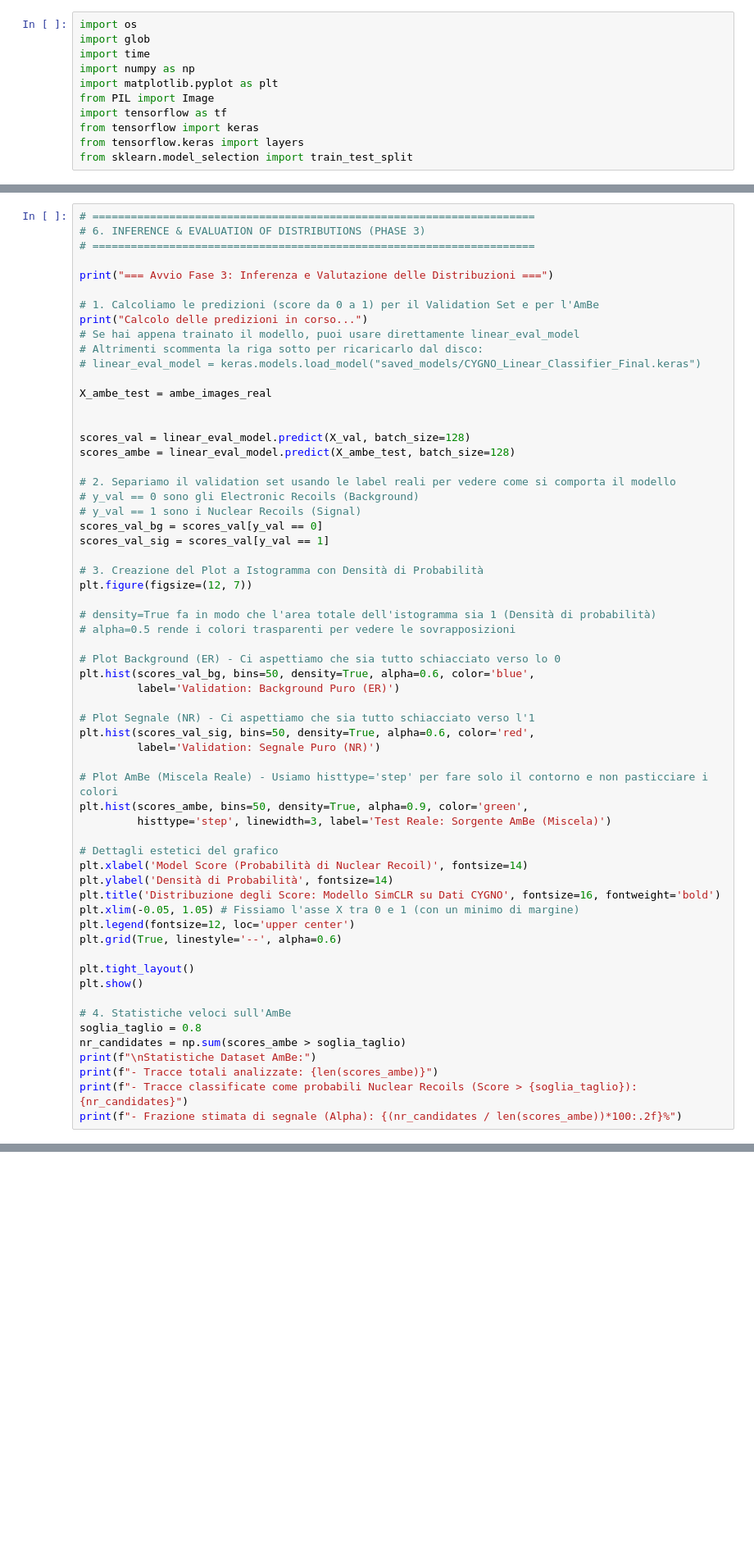
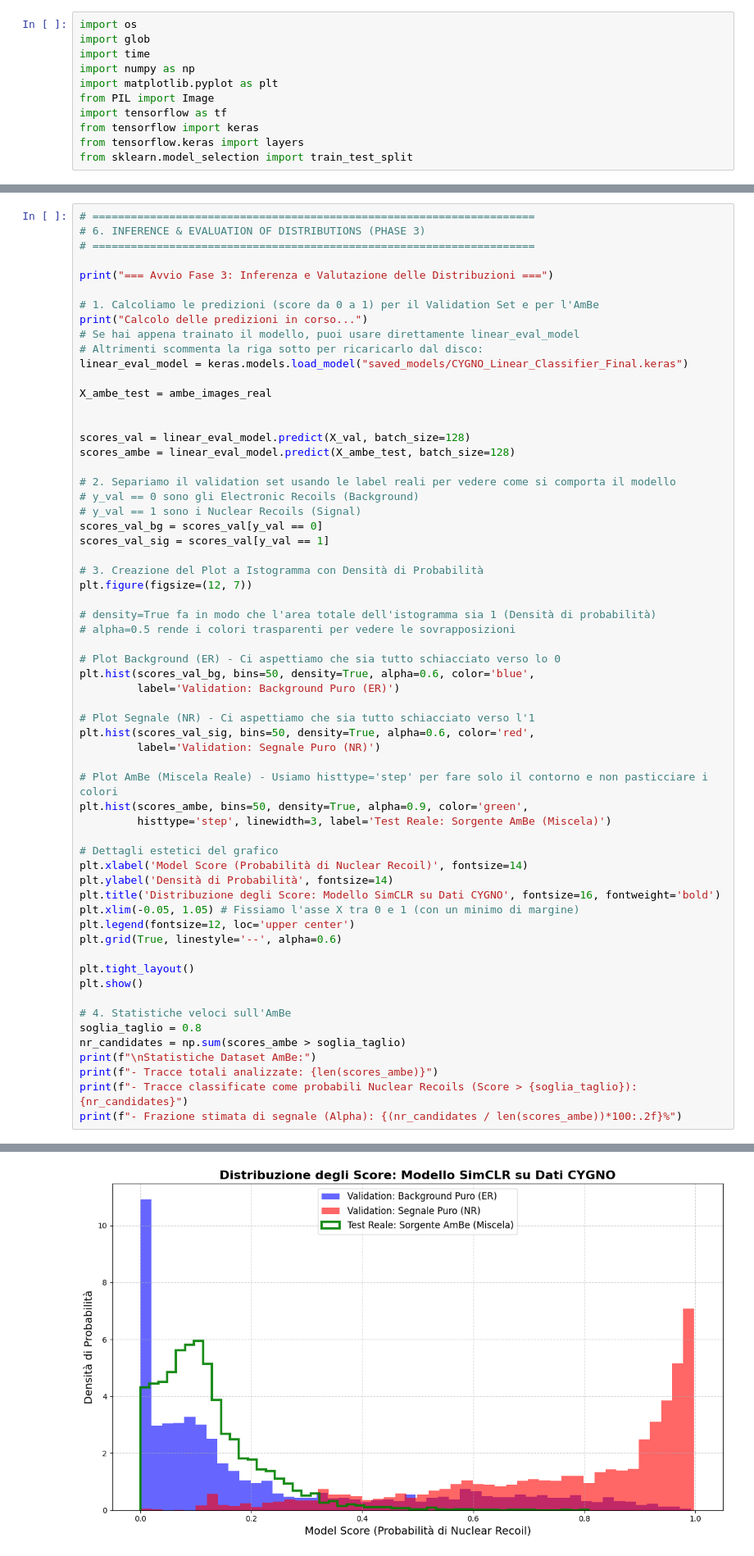
Before and after one commit to diegomonino/AML-Project, a Jupyter notebook: CNN_Contrastive.ipynb, the cells around one changed output, grey strips where cells are left out. Shown at 82% size. Drawn from its saved outputs; the diff is of its cells as text; blank space fills up the shorter version.

```diff
--- a/CNN_Contrastive.ipynb
+++ b/CNN_Contrastive.ipynb
@@ -391,7 +418,7 @@ print("=== Avvio Fase 3: Inferenza e Valutazione delle Distribuzioni ===")
 print("Calcolo delle predizioni in corso...")
 # Se hai appena trainato il modello, puoi usare direttamente linear_eval_model
 # Altrimenti scommenta la riga sotto per ricaricarlo dal disco:
-# linear_eval_model = keras.models.load_model("saved_models/CYGNO_Linear_Classifier_Final.keras")
+linear_eval_model = keras.models.load_model("saved_models/CYGNO_Linear_Classifier_Final.keras")
 
 X_ambe_test = ambe_images_real
 
@@ -441,3 +468,4 @@ print(f"\nStatistiche Dataset AmBe:")
 print(f"- Tracce totali analizzate: {len(scores_ambe)}")
 print(f"- Tracce classificate come probabili Nuclear Recoils (Score > {soglia_taglio}): {nr_candidates}")
 print(f"- Frazione stimata di segnale (Alpha): {(nr_candidates / len(scores_ambe))*100:.2f}%")
+# %% [output]
@@ -443,0 +476 @@ print(f"- Frazione stimata di segnale (Alpha): {(nr_candidates / len(scores_ambe
+[figure, added]
```
Also changed, not shown: parts of 10 cells of this notebook.
